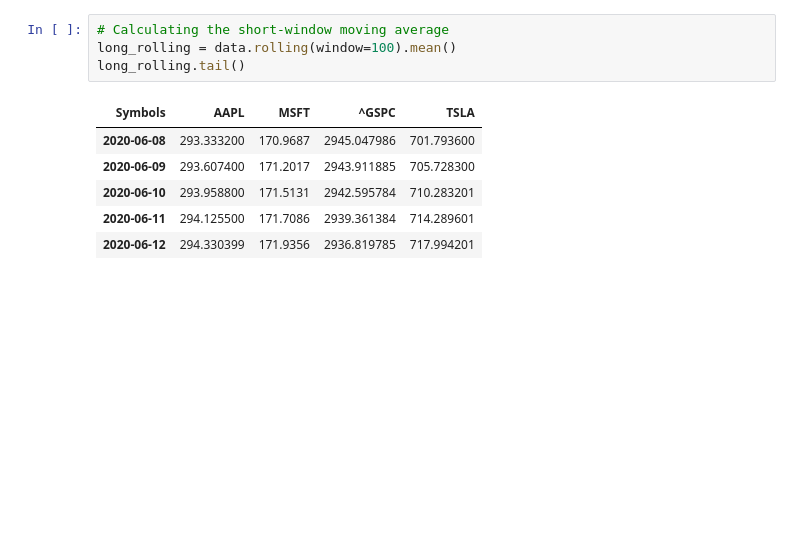
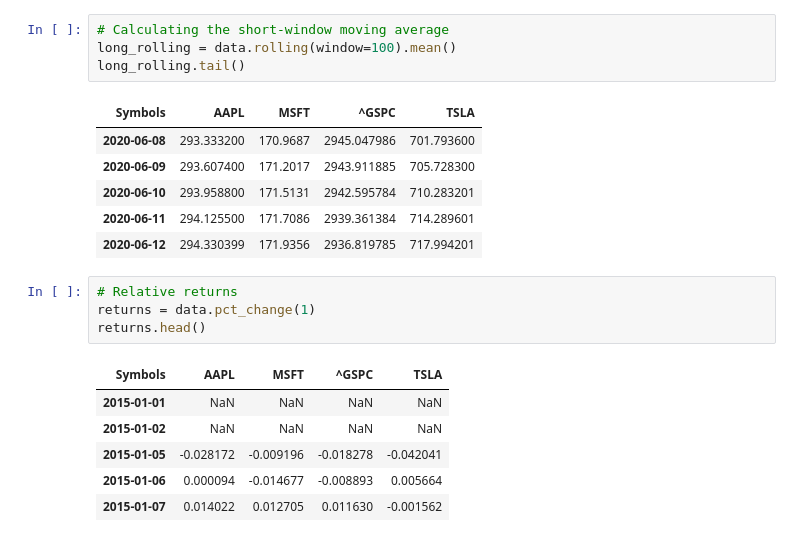
Before and after one commit to francescomarcolli/blockchain_prj, a Jupyter notebook: pyscripts/challenge_scripts/finance_part2.ipynb, the cells around one changed output. Saved outputs shown, nothing was run; the diff lists cells and outputs as text; blank space fills up the shorter version.

```diff
--- a/pyscripts/challenge_scripts/finance_part2.ipynb
+++ b/pyscripts/challenge_scripts/finance_part2.ipynb
@@ -29,3 +29,14 @@ long_rolling.tail()
 | 2020-06-10 | 293.958800 | 171.5131 | 2942.595784 | 710.283201 |
 | 2020-06-11 | 294.125500 | 171.7086 | 2939.361384 | 714.289601 |
 | 2020-06-12 | 294.330399 | 171.9356 | 2936.819785 | 717.994201 |
+# %%
+# Relative returns
+returns = data.pct_change(1)
+returns.head()
+# %% [output]
+| Symbols | AAPL | MSFT | ^GSPC | TSLA |
+| 2015-01-01 | NaN | NaN | NaN | NaN |
+| 2015-01-02 | NaN | NaN | NaN | NaN |
+| 2015-01-05 | -0.028172 | -0.009196 | -0.018278 | -0.042041 |
+| 2015-01-06 | 0.000094 | -0.014677 | -0.008893 | 0.005664 |
+| 2015-01-07 | 0.014022 | 0.012705 | 0.011630 | -0.001562 |
```
Also changed, not shown: parts of 12 cells of this notebook.
